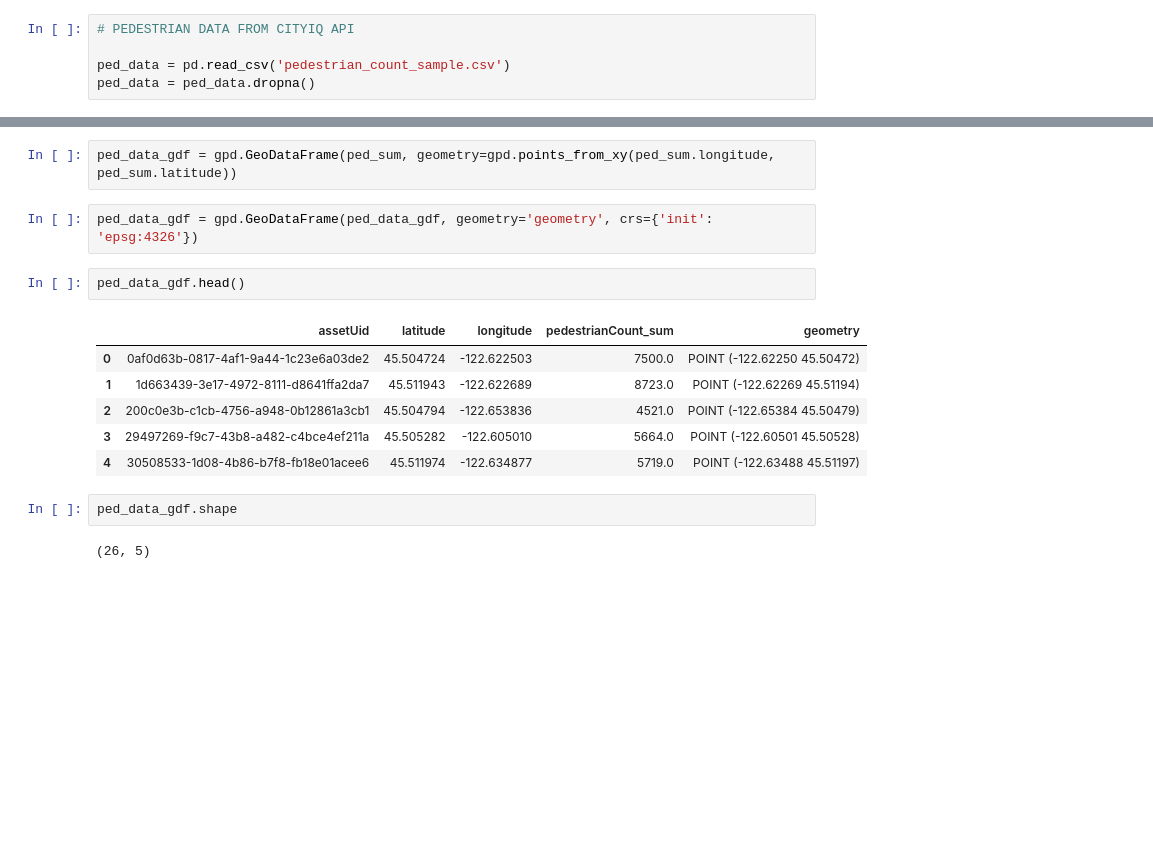
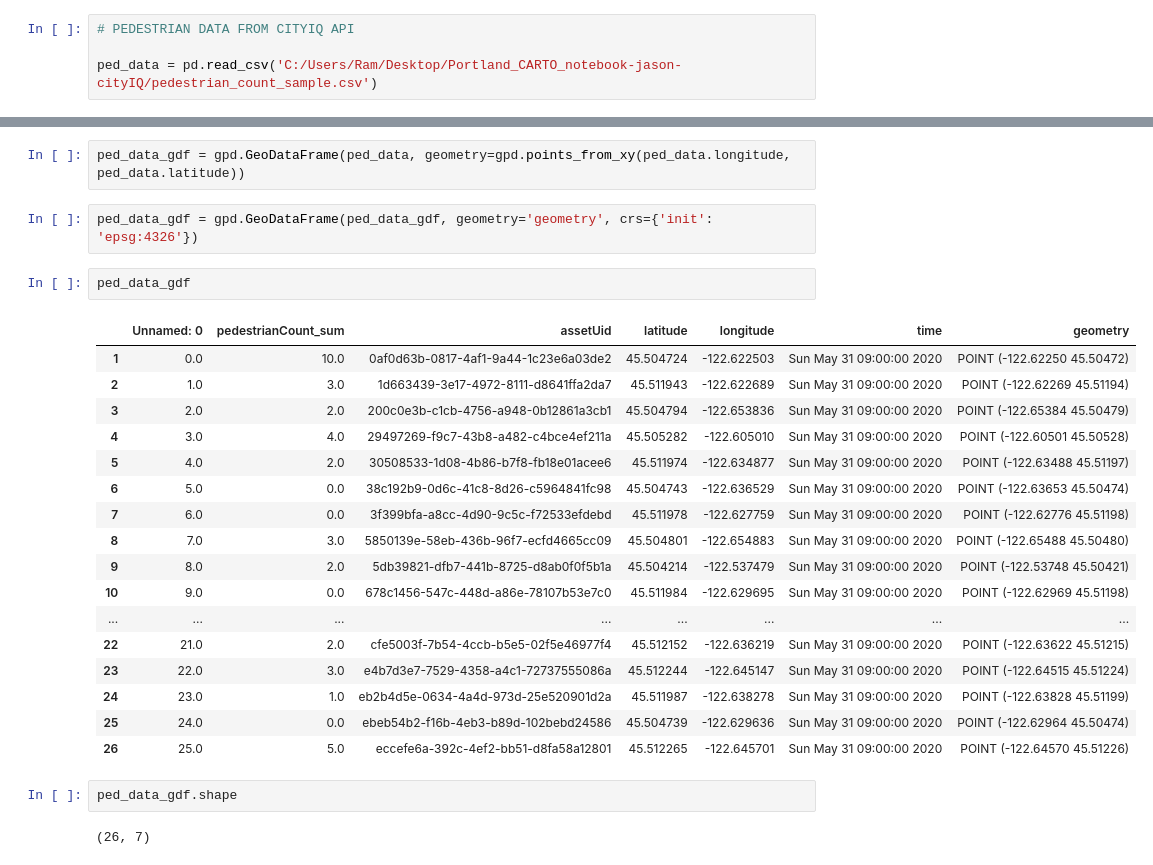
Before and after one commit to JasonZhangzy1757/CUSP-Capstone, a Jupyter notebook: SPATIAL_JOIN.ipynb, the cells around one changed output, grey strips where cells are left out. Cells and saved outputs as stored; diff of their text form; blank space fills up the shorter version.

```diff
--- a/SPATIAL_JOIN.ipynb
+++ b/SPATIAL_JOIN.ipynb
@@ -10,5 +14,4 @@ pd.set_option('display.max_columns', None)
 # %%
 # PEDESTRIAN DATA FROM CITYIQ API
 
-ped_data = pd.read_csv('pedestrian_count_sample.csv')
-ped_data = ped_data.dropna()
+ped_data = pd.read_csv('C:/Users/Ram/Desktop/Portland_CARTO_notebook-jason-cityIQ/pedestrian_count_sample.csv')
@@ -187,20 +76,31 @@ portland_data_gdf.plot()
 # %%
-ped_data_gdf = gpd.GeoDataFrame(ped_sum, geometry=gpd.points_from_xy(ped_sum.longitude, ped_sum.latitude))
+ped_data_gdf = gpd.GeoDataFrame(ped_data, geometry=gpd.points_from_xy(ped_data.longitude, ped_data.latitude))
 # %%
 ped_data_gdf = gpd.GeoDataFrame(ped_data_gdf, geometry='geometry', crs={'init': 'epsg:4326'})
 # %%
-ped_data_gdf.head()
+ped_data_gdf
 # %% [output]
-|  | assetUid | latitude | longitude | pedestrianCount_sum | geometry |
-| 0 | 0af0d63b-0817-4af1-9a44-1c23e6a03de2 | 45.504724 | -122.622503 | 7500.0 | POINT (-122.62250 45.50472) |
-| 1 | 1d663439-3e17-4972-8111-d8641ffa2da7 | 45.511943 | -122.622689 | 8723.0 | POINT (-122.62269 45.51194) |
-| 2 | 200c0e3b-c1cb-4756-a948-0b12861a3cb1 | 45.504794 | -122.653836 | 4521.0 | POINT (-122.65384 45.50479) |
-| 3 | 29497269-f9c7-43b8-a482-c4bce4ef211a | 45.505282 | -122.605010 | 5664.0 | POINT (-122.60501 45.50528) |
-| 4 | 30508533-1d08-4b86-b7f8-fb18e01acee6 | 45.511974 | -122.634877 | 5719.0 | POINT (-122.63488 45.51197) |
+|  | Unnamed: 0 | pedestrianCount_sum | assetUid | latitude | longitude | time | geometry |
+| 1 | 0.0 | 10.0 | 0af0d63b-0817-4af1-9a44-1c23e6a03de2 | 45.504724 | -122.622503 | Sun May 31 09:00:00 2020 | POINT (-122.62250 45.50472) |
+| 2 | 1.0 | 3.0 | 1d663439-3e17-4972-8111-d8641ffa2da7 | 45.511943 | -122.622689 | Sun May 31 09:00:00 2020 | POINT (-122.62269 45.51194) |
+| 3 | 2.0 | 2.0 | 200c0e3b-c1cb-4756-a948-0b12861a3cb1 | 45.504794 | -122.653836 | Sun May 31 09:00:00 2020 | POINT (-122.65384 45.50479) |
+| 4 | 3.0 | 4.0 | 29497269-f9c7-43b8-a482-c4bce4ef211a | 45.505282 | -122.605010 | Sun May 31 09:00:00 2020 | POINT (-122.60501 45.50528) |
+| 5 | 4.0 | 2.0 | 30508533-1d08-4b86-b7f8-fb18e01acee6 | 45.511974 | -122.634877 | Sun May 31 09:00:00 2020 | POINT (-122.63488 45.51197) |
+| 6 | 5.0 | 0.0 | 38c192b9-0d6c-41c8-8d26-c5964841fc98 | 45.504743 | -122.636529 | Sun May 31 09:00:00 2020 | POINT (-122.63653 45.50474) |
+| 7 | 6.0 | 0.0 | 3f399bfa-a8cc-4d90-9c5c-f72533efdebd | 45.511978 | -122.627759 | Sun May 31 09:00:00 2020 | POINT (-122.62776 45.51198) |
+| 8 | 7.0 | 3.0 | 5850139e-58eb-436b-96f7-ecfd4665cc09 | 45.504801 | -122.654883 | Sun May 31 09:00:00 2020 | POINT (-122.65488 45.50480) |
+| 9 | 8.0 | 2.0 | 5db39821-dfb7-441b-8725-d8ab0f0f5b1a | 45.504214 | -122.537479 | Sun May 31 09:00:00 2020 | POINT (-122.53748 45.50421) |
+| 10 | 9.0 | 0.0 | 678c1456-547c-448d-a86e-78107b53e7c0 | 45.511984 | -122.629695 | Sun May 31 09:00:00 2020 | POINT (-122.62969 45.51198) |
+| ... | ... | ... | ... | ... | ... | ... | ... |
+| 22 | 21.0 | 2.0 | cfe5003f-7b54-4ccb-b5e5-02f5e46977f4 | 45.512152 | -122.636219 | Sun May 31 09:00:00 2020 | POINT (-122.63622 45.51215) |
+| 23 | 22.0 | 3.0 | e4b7d3e7-7529-4358-a4c1-72737555086a | 45.512244 | -122.645147 | Sun May 31 09:00:00 2020 | POINT (-122.64515 45.51224) |
+| 24 | 23.0 | 1.0 | eb2b4d5e-0634-4a4d-973d-25e520901d2a | 45.511987 | -122.638278 | Sun May 31 09:00:00 2020 | POINT (-122.63828 45.51199) |
+| 25 | 24.0 | 0.0 | ebeb54b2-f16b-4eb3-b89d-102bebd24586 | 45.504739 | -122.629636 | Sun May 31 09:00:00 2020 | POINT (-122.62964 45.50474) |
+| 26 | 25.0 | 5.0 | eccefe6a-392c-4ef2-bb51-d8fa58a12801 | 45.512265 | -122.645701 | Sun May 31 09:00:00 2020 | POINT (-122.64570 45.51226) |
 # %%
 ped_data_gdf.shape
 # %% [output]
-(26, 5)
+(26, 7)
 # %%
 # SPATIAL JOIN WITH PEDESTRIAN AND PORTLAND
 
```
Also changed, not shown: parts of 46 cells of this notebook, 8 other files.
